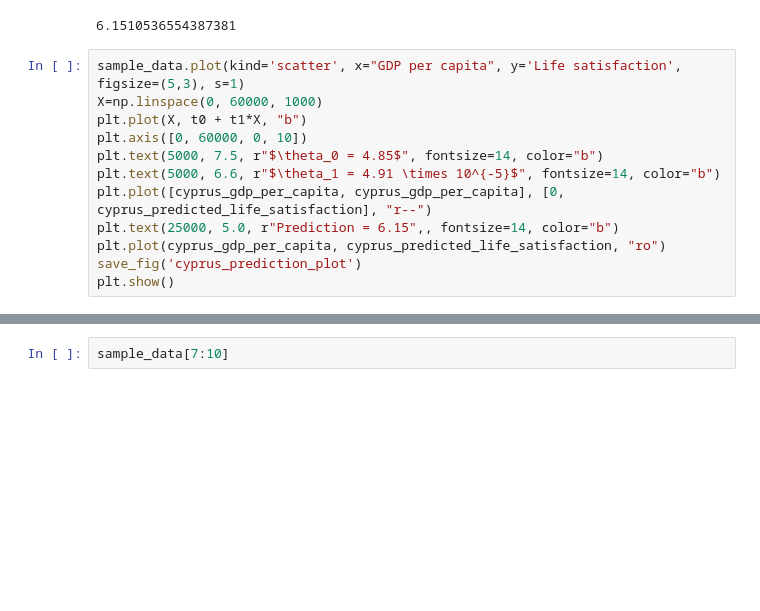
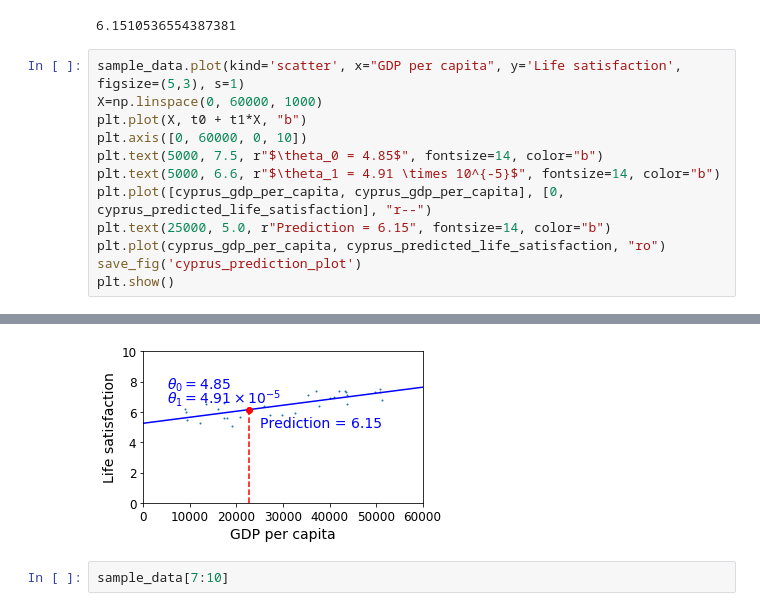
Before and after one commit to Praveen-Gupta/handson-ml, a Jupyter notebook: CH01_01_Linear_Model.ipynb, the cells around one changed output, grey strips where cells are left out. Cells and saved outputs as stored; diff of their text form; blank space fills up the shorter version.

```diff
--- a/CH01_01_Linear_Model.ipynb
+++ b/CH01_01_Linear_Model.ipynb
@@ -268,7 +268,7 @@ plt.axis([0, 60000, 0, 10])
 plt.text(5000, 7.5, r"$\theta_0 = 4.85$", fontsize=14, color="b")
 plt.text(5000, 6.6, r"$\theta_1 = 4.91 \times 10^{-5}$", fontsize=14, color="b")
 plt.plot([cyprus_gdp_per_capita, cyprus_gdp_per_capita], [0, cyprus_predicted_life_satisfaction], "r--")
-plt.text(25000, 5.0, r"Prediction = 6.15",, fontsize=14, color="b")
+plt.text(25000, 5.0, r"Prediction = 6.15", fontsize=14, color="b")
 plt.plot(cyprus_gdp_per_capita, cyprus_predicted_life_satisfaction, "ro")
 save_fig('cyprus_prediction_plot')
 plt.show()
@@ -277,3 +277,4 @@ SyntaxError: invalid syntax (<ipython-input-163-2d64a1499ce6>, line 8)
+[figure, added]
 # %%
 sample_data[7:10]
 # %% [output]
```
Also changed, not shown: parts of 10 cells of this notebook, 1 other file.
